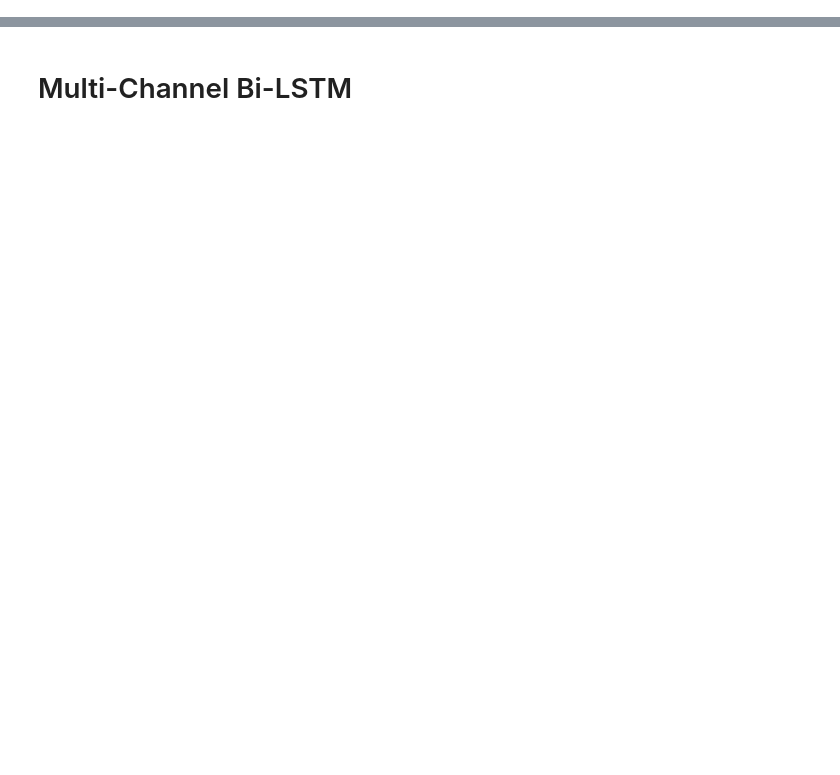
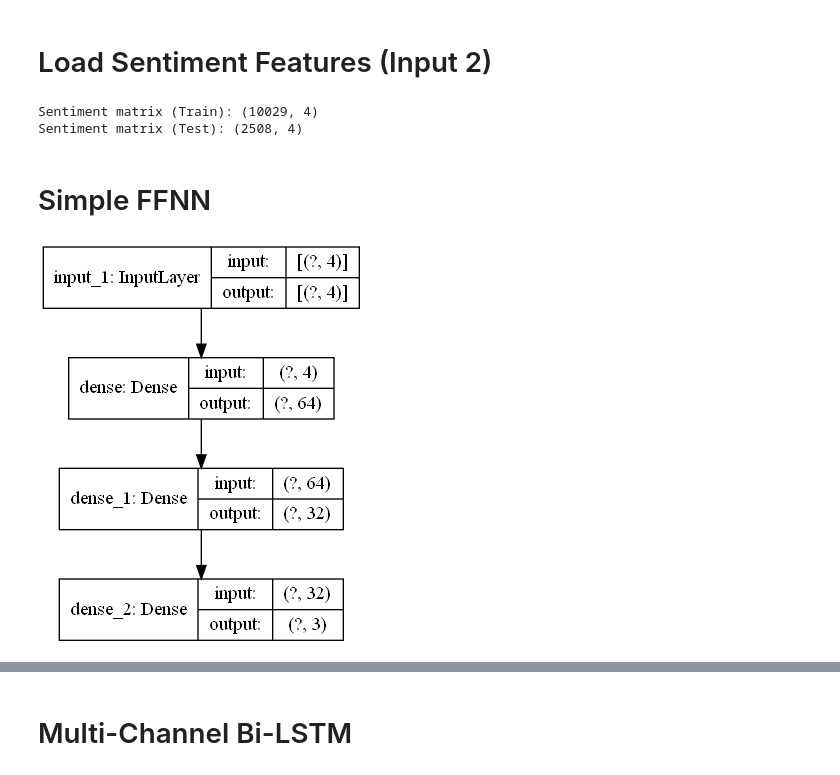
Before and after one commit to AmeyHengle/A-Tranformer-based-hybrid-model-for-sarcasm-and-sentiment-detection, a Jupyter notebook: main/multi-channel models.ipynb, the cells around one changed output, grey strips where cells are left out. Cells and saved outputs as stored; diff of their text form; code cells hidden in the pictures; blank space fills up the shorter version.

```diff
--- a/main/multi-channel models.ipynb
+++ b/main/multi-channel models.ipynb
@@ -141,11 +17,0 @@ Embeddings: 48544
-# %%
-def get_sentiment_matrix(df):
-    sentiment_matrix  = np.zeros((len(df), 6), dtype='float64')
-
-    for i in range(len(df)):
-        try:
-            sentiment_matrix[i] = np.array([df['NEU_WEIGHTS'][i],df['POSNEG_WEIGHTS'][i], df['total_sentiment_score'][i], df['Pos_P'][i],
-                                            df['Neg_P'][i], df['Neu_P'][i]], dtype='float64')
-        except:
-            print(i)
-    return sentiment_matrix
@@ -189,0 +35,4 @@ Epoch 10/10
+# %%
+D_train, D_val =  train_test_split(data ,test_size=0.2, random_state=42)
+D_train = D_train.reset_index()
+D_val = D_val.reset_index()
@@ -189,0 +111,35 @@ Epoch 10/10
+# %% [markdown]
+# Load Sentiment Features (Input 2)
+# %%
+def get_sentiment_matrix(df):
+    sentiment_matrix  = np.zeros((len(df), 4), dtype='float64')
+
+    for i in range(len(df)):
+        try:
+            sentiment_matrix[i] = np.array([1,df['NEU_WEIGHTS'][i],df['POSNEG_WEIGHTS'][i], df['SEN_SCORE'][i]], dtype='float64')
+        except:
+            print(i)
+    return sentiment_matrix
+# %%
+sentiment_train = get_sentiment_matrix(D_train)
+sentiment_val = get_sentiment_matrix(D_val)
+
+print("Sentiment matrix (Train): {}\nSentiment matrix (Test): {}".format(sentiment_train.shape, sentiment_val.shape))
+# %% [output]
+Sentiment matrix (Train): (10029, 4)
+Sentiment matrix (Test): (2508, 4)
+# %% [markdown]
+# Simple FFNN
+# %%
+i1 = Input(shape = (sentiment_train.shape[1]))
+d1 = Dense(64, activation = "relu")(i1)
+d2 = Dense(32, activation = "relu")(d1)
+d3 = Dense(3, activation = "softmax")(d2)
+
+model = Model(inputs = i1, outputs= d3)
+model.compile(optimizer = "adam", loss = "sparse_categorical_crossentropy", metrics = ["acc"])
+# %%
+# m.summary()
+plot_model(model, show_shapes=True)
+# %% [output]
+[figure, added]
```
Also changed, not shown: parts of 44 cells of this notebook, 1 other file.
